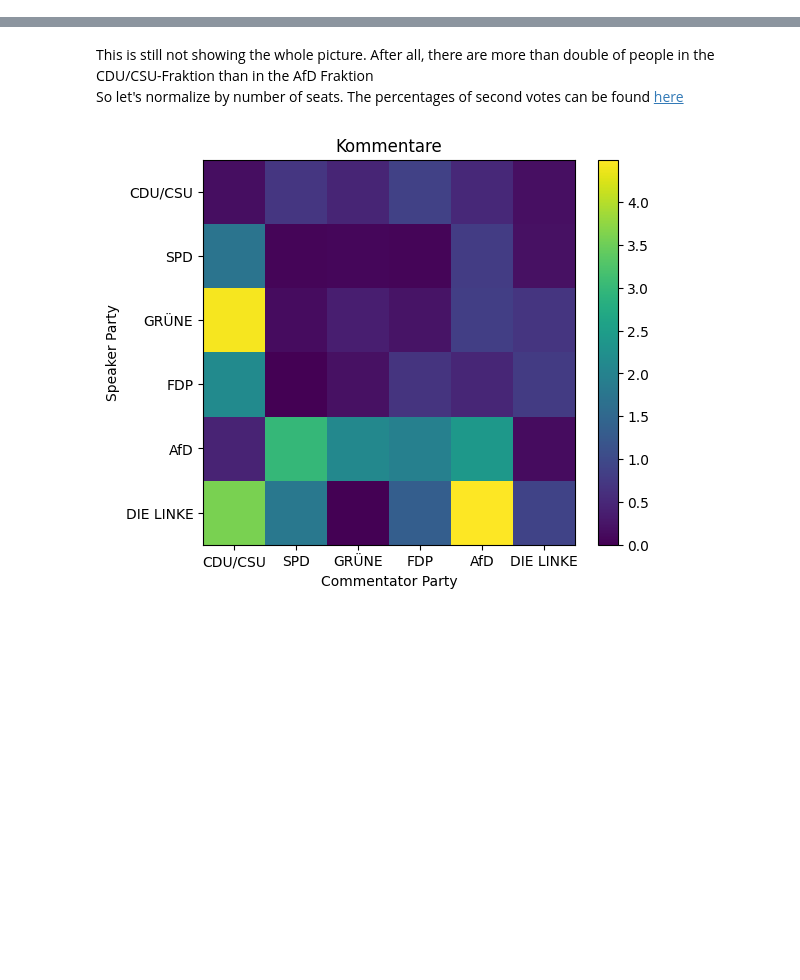
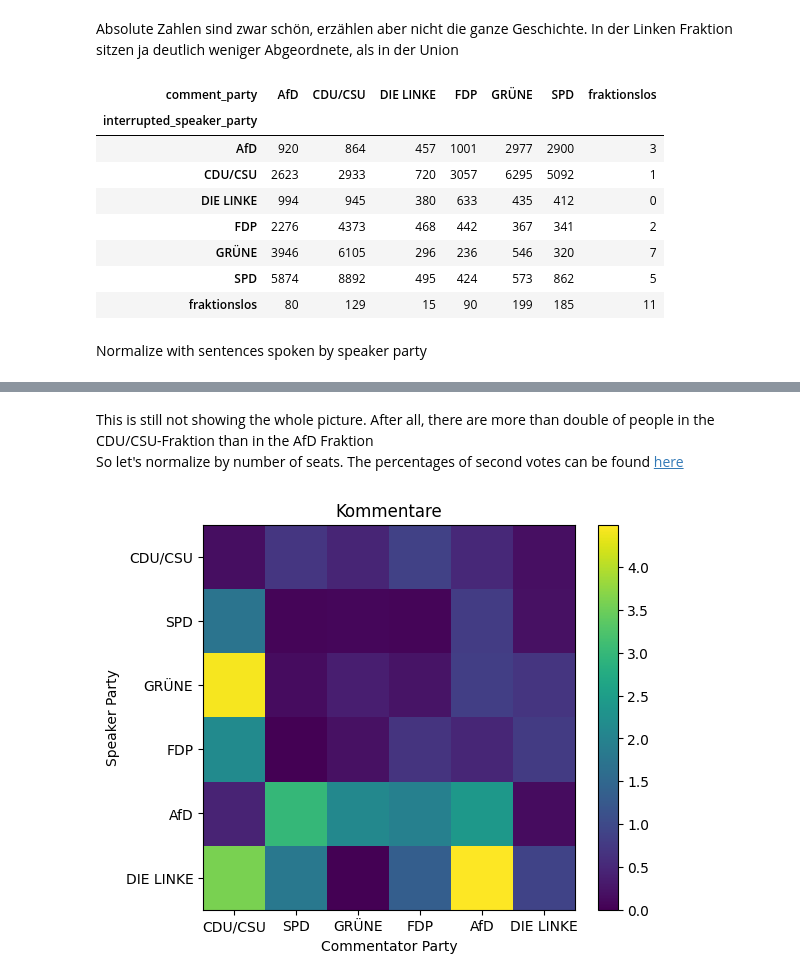
Before and after one commit to stellamoR/bundestag_zwischenrufe, a Jupyter notebook: 04_statistical_analysis.ipynb, the cells around one changed output, grey strips where cells are left out. Cells and saved outputs as stored; diff of their text form; code cells hidden in the pictures; blank space fills up the shorter version.

```diff
--- a/04_statistical_analysis.ipynb
+++ b/04_statistical_analysis.ipynb
@@ -82,0 +143,2 @@ plt.show()
+# %% [markdown]
+Absolute Zahlen sind zwar schön, erzählen aber nicht die ganze Geschichte. In der Linken Fraktion sitzen ja deutlich weniger Abgeordnete, als in der Union
@@ -82,0 +158,14 @@ plt.show()
+# %%
+interruption_matrix
+# %% [output]
+| comment_party | AfD | CDU/CSU | DIE LINKE | FDP | GRÜNE | SPD | fraktionslos |
+| interrupted_speaker_party |  |  |  |  |  |  |  |
+| AfD | 920 | 864 | 457 | 1001 | 2977 | 2900 | 3 |
+| CDU/CSU | 2623 | 2933 | 720 | 3057 | 6295 | 5092 | 1 |
+| DIE LINKE | 994 | 945 | 380 | 633 | 435 | 412 | 0 |
+| FDP | 2276 | 4373 | 468 | 442 | 367 | 341 | 2 |
+| GRÜNE | 3946 | 6105 | 296 | 236 | 546 | 320 | 7 |
+| SPD | 5874 | 8892 | 495 | 424 | 573 | 862 | 5 |
+| fraktionslos | 80 | 129 | 15 | 90 | 199 | 185 | 11 |
+# %% [markdown]
+Normalize with sentences spoken by speaker party
```
Also changed, not shown: parts of 27 cells of this notebook, 1 other file.
